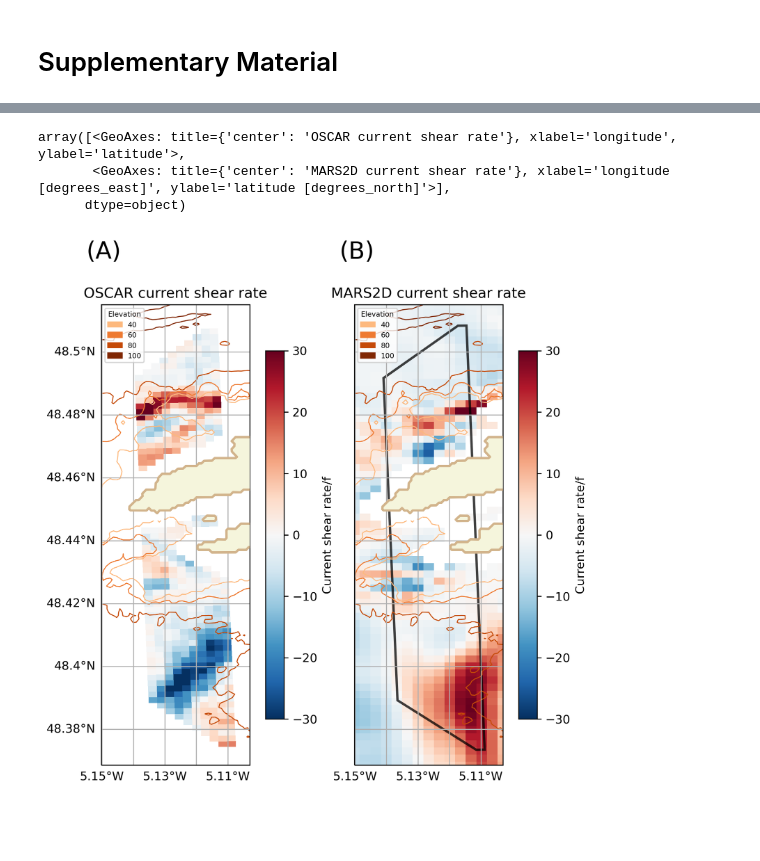
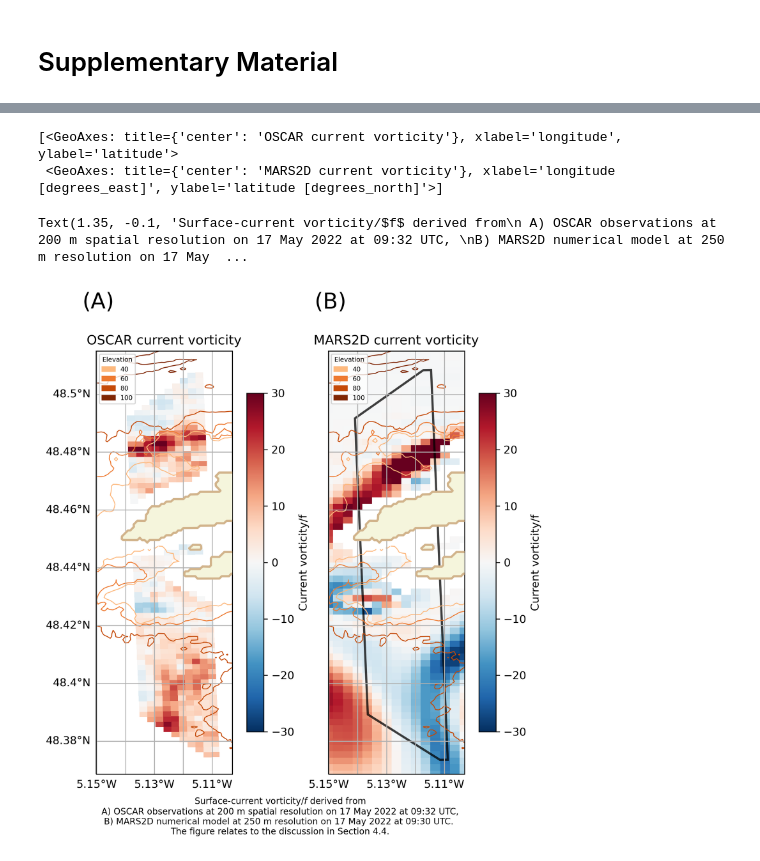
Before and after one commit to JWMichalski/oscarplus, a Jupyter notebook: examples/Iroise Sea divergence paper/Figures_1705.ipynb, the cells around one changed output, grey strips where cells are left out. Drawn from its saved outputs; the diff is of its cells as text; code cells hidden in the pictures; blank space fills up the shorter version.

Commit message:
add captions to supplementary figures

```diff
--- a/examples/Iroise Sea divergence paper/Figures_1705.ipynb
+++ b/examples/Iroise Sea divergence paper/Figures_1705.ipynb
@@ -401,7 +394,21 @@ array([<GeoAxes: title={'center': 'OSCAR current vorticity'}, xlabel='longitude'
-# %%
-ph.compare_OSCAR_MARS2D_secondary(OSCAR, MARS2D_sub, bathymetry, figsize=(7, 7), vmax=30, secondary_product_sel="ShearRate")
-# %% [output]
-array([<GeoAxes: title={'center': 'OSCAR current shear rate'}, xlabel='longitude', ylabel='latitude'>,
-       <GeoAxes: title={'center': 'MARS2D current shear rate'}, xlabel='longitude [degrees_east]', ylabel='latitude [degrees_north]'>],
-      dtype=object)
-[figure, removed]
+# %%
+fig, axes = ph.compare_OSCAR_MARS2D_secondary(
+    OSCAR, MARS2D_sub, bathymetry, figsize=(7, 7), vmax=30, secondary_product_sel="Curl"
+)
+fig.text(
+    1.35,
+    -0.1,
+    "Surface-current vorticity/$f$ derived from\n "
+    "A) OSCAR observations at 200 m spatial resolution on 17 May 2022 at 09:32 UTC, \n"
+    "B) MARS2D numerical model at 250 m resolution on 17 May 2022 at 09:30 UTC. \n"
+    "The figure relates to the discussion in Section 4.4.",
+    ha="center",
+    va="center",
+    fontsize=8,
+    transform=axes[0].transAxes,
+)
+# %% [output]
+[<GeoAxes: title={'center': 'OSCAR current vorticity'}, xlabel='longitude', ylabel='latitude'>
+ <GeoAxes: title={'center': 'MARS2D current vorticity'}, xlabel='longitude [degrees_east]', ylabel='latitude [degrees_north]'>]
+Text(1.35, -0.1, 'Surface-current vorticity/$f$ derived from\n A) OSCAR observations at 200 m spatial resolution on 17 May 2022 at 09:32 UTC, \nB) MARS2D numerical model at 250 m resolution on 17 May  ...
+[figure, added]
```
Also changed, not shown: parts of 2 cells of this notebook, 1 other file.
